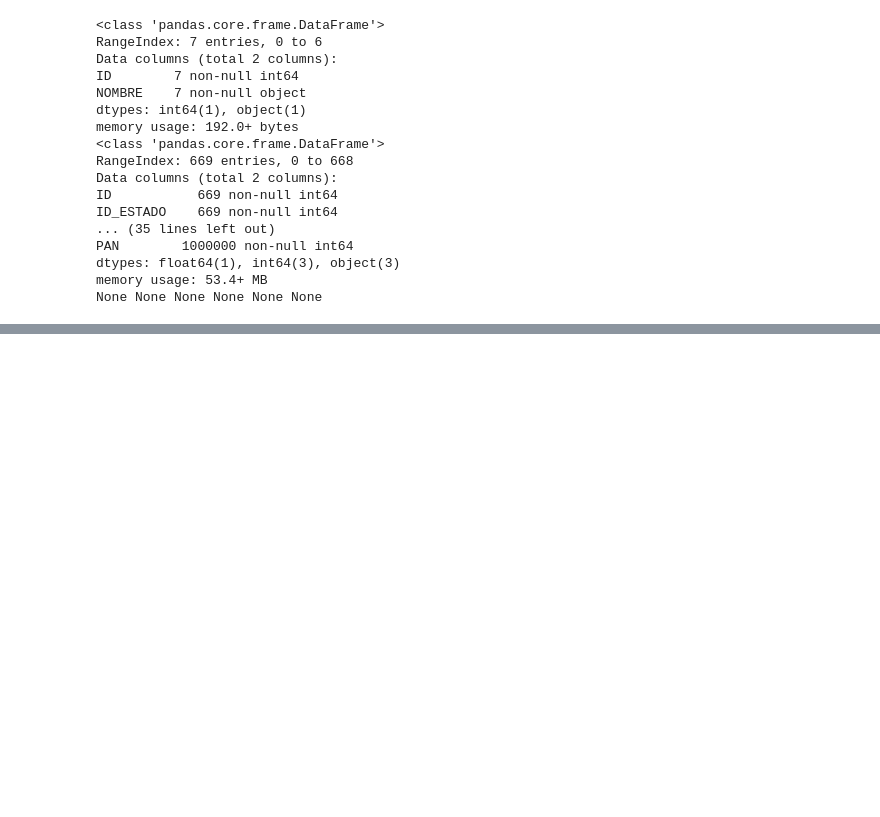
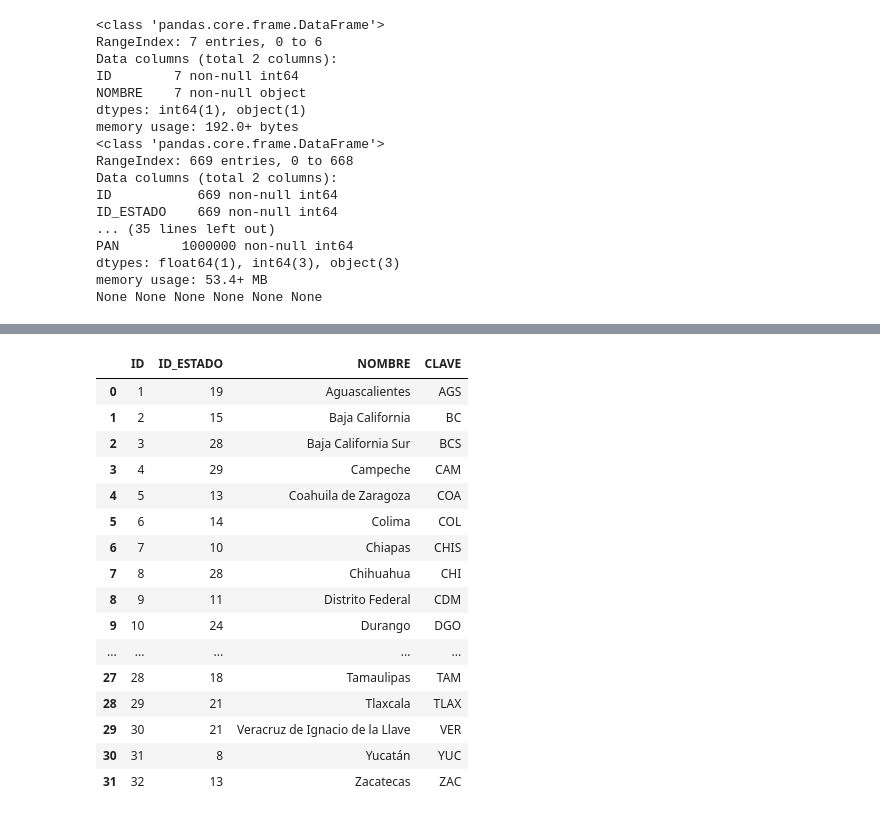
Before and after one commit to flipfudali002/TSC-Equipo-4-, a Jupyter notebook: Tarea Relacion de Sucursales .ipynb, the cells around one changed output, grey strips where cells are left out. Cells and saved outputs as stored; diff of their text form; code cells hidden in the pictures; blank space fills up the shorter version.

```diff
--- a/Tarea Relacion de Sucursales .ipynb
+++ b/Tarea Relacion de Sucursales .ipynb
@@ -142,0 +228,23 @@ None None None None None None
+# %%
+sucursal = pd.read_csv('sucursal.txt', sep="|")
+estado = pd.read_csv("ESTADO.txt", sep='|')
+id1 = pd.merge(sucursal, estado, on='ID')
+id1
+# %% [output]
+|  | ID | ID_ESTADO | NOMBRE | CLAVE |
+| 0 | 1 | 19 | Aguascalientes | AGS |
+| 1 | 2 | 15 | Baja California | BC |
+| 2 | 3 | 28 | Baja California Sur | BCS |
+| 3 | 4 | 29 | Campeche | CAM |
+| 4 | 5 | 13 | Coahuila de Zaragoza | COA |
+| 5 | 6 | 14 | Colima | COL |
+| 6 | 7 | 10 | Chiapas | CHIS |
+| 7 | 8 | 28 | Chihuahua | CHI |
+| 8 | 9 | 11 | Distrito Federal | CDM |
+| 9 | 10 | 24 | Durango | DGO |
+| ... | ... | ... | ... | ... |
+| 27 | 28 | 18 | Tamaulipas | TAM |
+| 28 | 29 | 21 | Tlaxcala | TLAX |
+| 29 | 30 | 21 | Veracruz de Ignacio de la Llave | VER |
+| 30 | 31 | 8 | Yucatán | YUC |
+| 31 | 32 | 13 | Zacatecas | ZAC |
```
Also changed, not shown: parts of 11 cells of this notebook.
